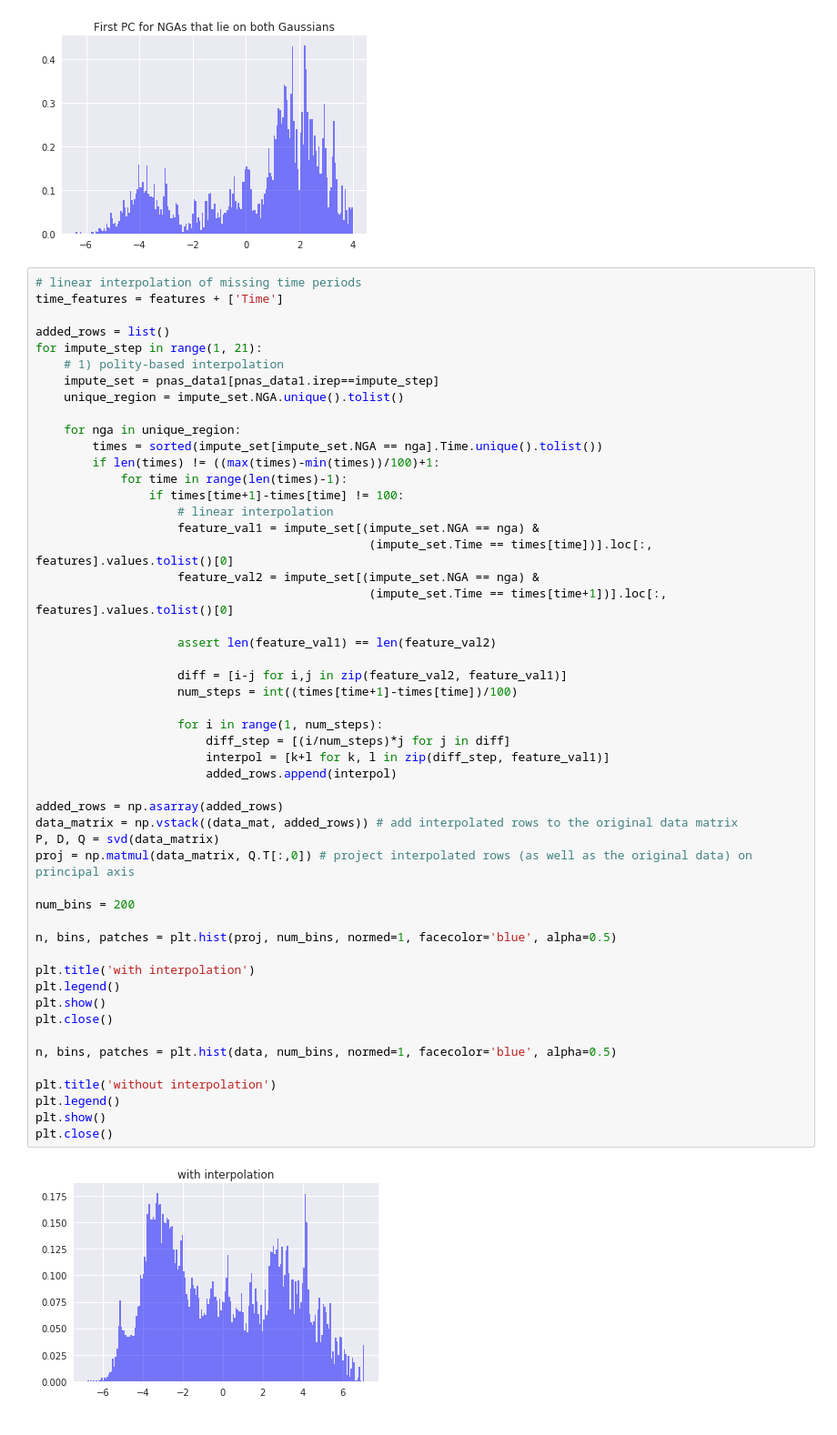
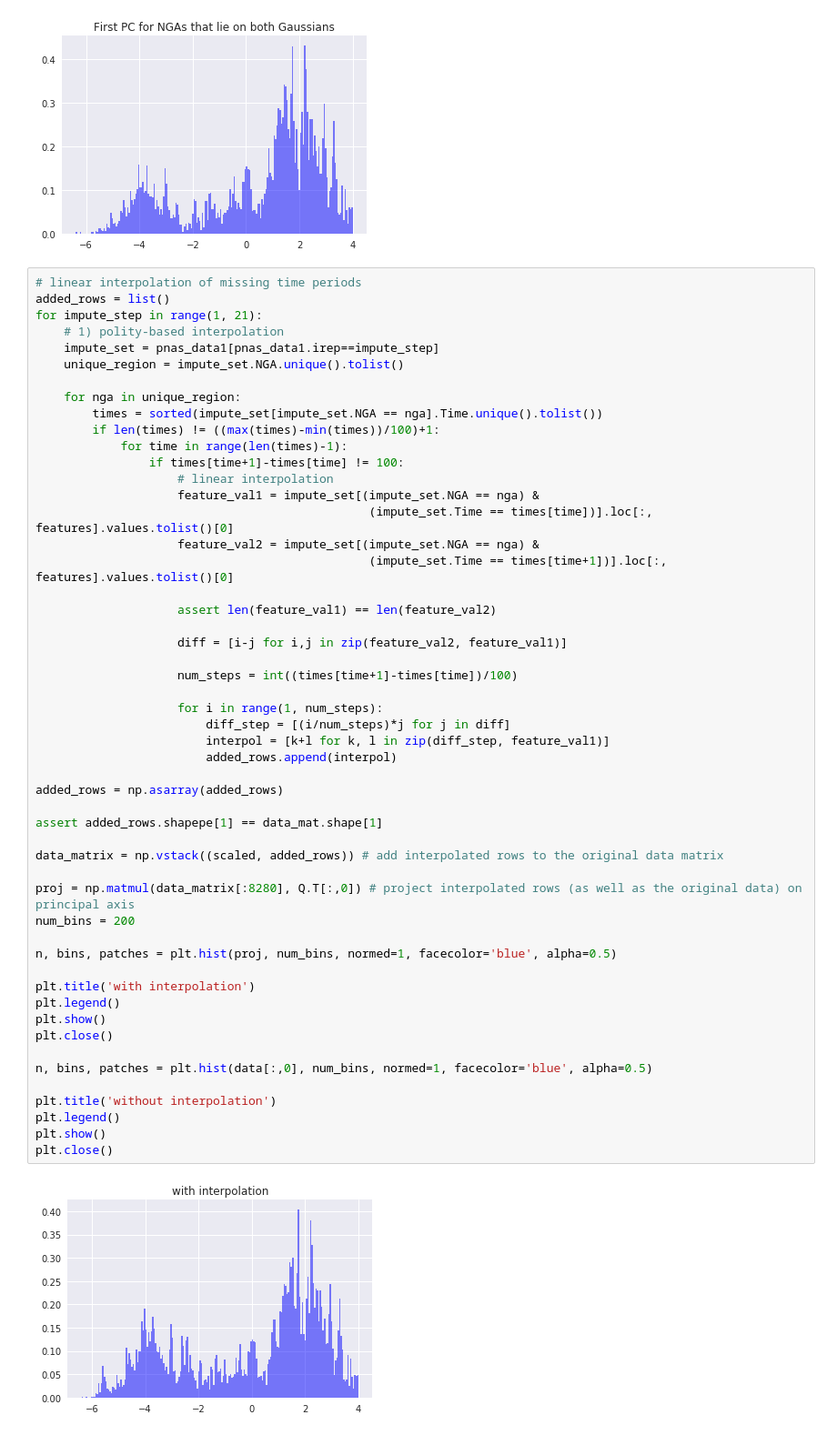
Before and after one commit to jaewshin/turchin, a Jupyter notebook: jupyter/histogram.ipynb, the cells around one changed output. Shown: that part at 91% size. Drawn from its saved outputs; the diff is of its cells as text.

```diff
--- a/jupyter/histogram.ipynb
+++ b/jupyter/histogram.ipynb
@@ -179,8 +184,6 @@ plt.close()
 [figure]
 # %%
 # linear interpolation of missing time periods
-time_features = features + ['Time']
-
 added_rows = list()
 for impute_step in range(1, 21):
     # 1) polity-based interpolation
@@ -198,35 +201,38 @@ for impute_step in range(1, 21):
                     feature_val2 = impute_set[(impute_set.NGA == nga) &
                                                (impute_set.Time == times[time+1])].loc[:, features].values.tolist()[0]
 
                     assert len(feature_val1) == len(feature_val2)
 
                     diff = [i-j for i,j in zip(feature_val2, feature_val1)]
+
                     num_steps = int((times[time+1]-times[time])/100)
 
                     for i in range(1, num_steps):
                         diff_step = [(i/num_steps)*j for j in diff]
                         interpol = [k+l for k, l in zip(diff_step, feature_val1)]
                         added_rows.append(interpol)
 
 added_rows = np.asarray(added_rows)
-data_matrix = np.vstack((data_mat, added_rows)) # add interpolated rows to the original data matrix
-P, D, Q = svd(data_matrix)
-proj = np.matmul(data_matrix, Q.T[:,0]) # project interpolated rows (as well as the original data) on principal axis
 
+assert added_rows.shapepe[1] == data_mat.shape[1]
+
+data_matrix = np.vstack((scaled, added_rows)) # add interpolated rows to the original data matrix
+
+proj = np.matmul(data_matrix[:8280], Q.T[:,0]) # project interpolated rows (as well as the original data) on principal axis
 num_bins = 200
 
 n, bins, patches = plt.hist(proj, num_bins, normed=1, facecolor='blue', alpha=0.5)
 
 plt.title('with interpolation')
 plt.legend()
 plt.show()
 plt.close()
 
-n, bins, patches = plt.hist(data, num_bins, normed=1, facecolor='blue', alpha=0.5)
+n, bins, patches = plt.hist(data[:,0], num_bins, normed=1, facecolor='blue', alpha=0.5)
 
 plt.title('without interpolation')
 plt.legend()
 plt.show()
 plt.close()
 # %% [output]
-[figure, old version]
+[figure, new version]
```
Also changed, not shown: parts of 3 cells of this notebook, 5 other files.
